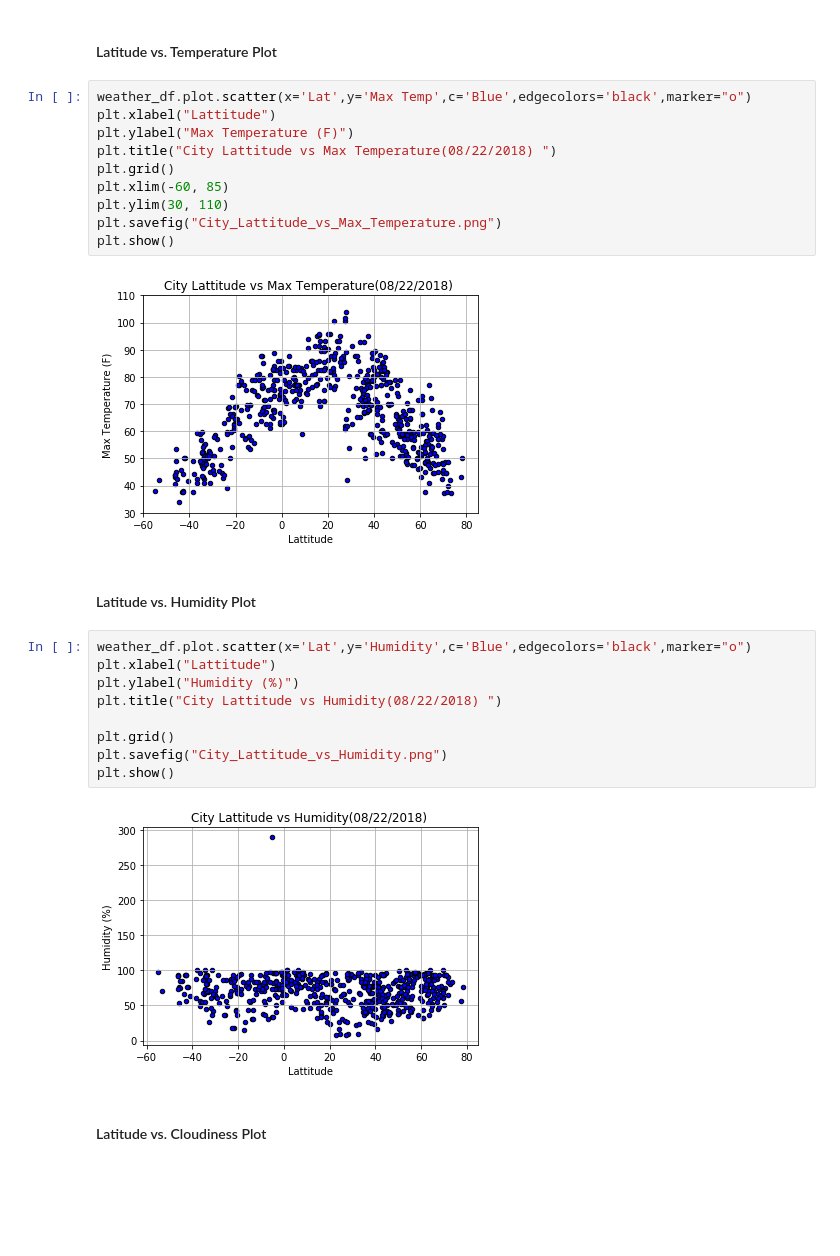
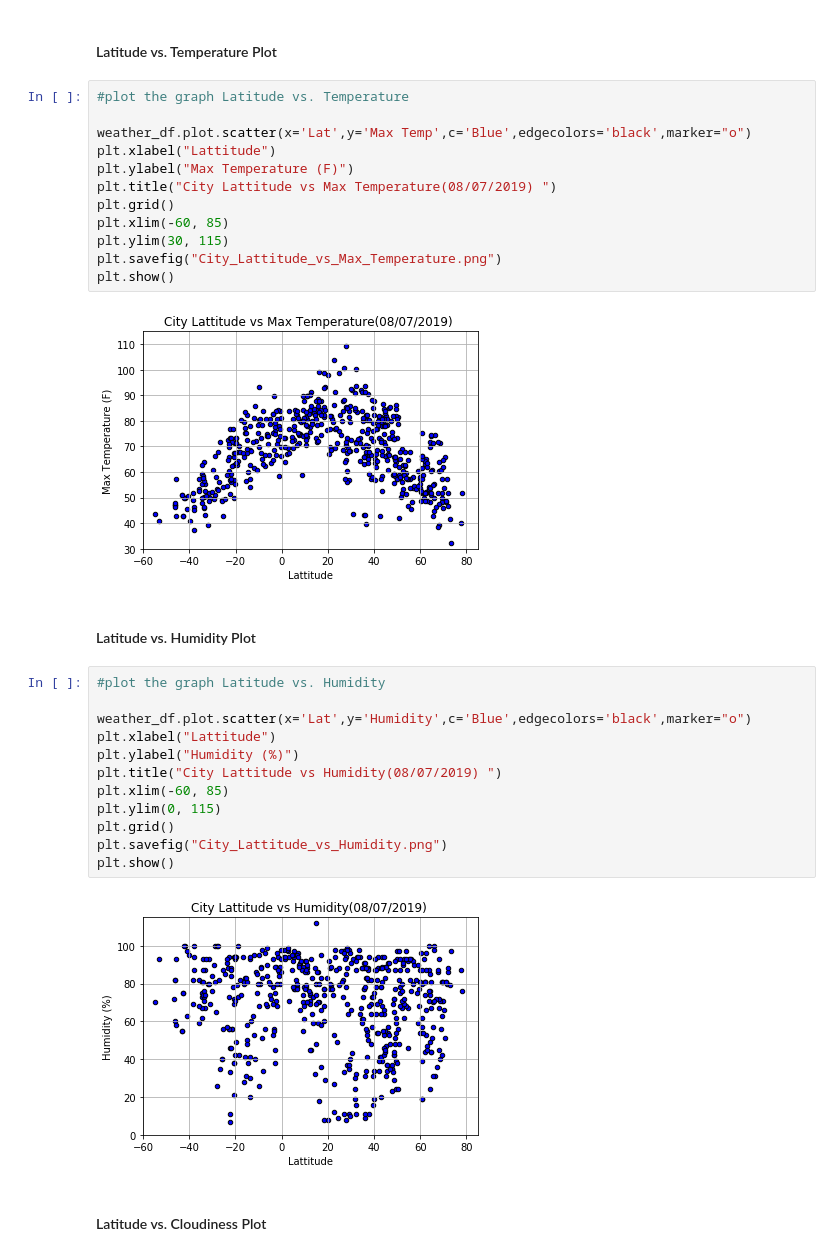
Before and after one commit to shilpiray/WeatherPy, a Jupyter notebook: WeatherPy.ipynb, the cells around one changed output. Cells and saved outputs as stored; diff of their text form; blank space fills up the shorter version.

```diff
--- a/WeatherPy.ipynb
+++ b/WeatherPy.ipynb
@@ -160,30 +176,35 @@ weather_df.head()
 # %% [markdown]
 #### Latitude vs. Temperature Plot
 # %%
+#plot the graph Latitude vs. Temperature
+
 weather_df.plot.scatter(x='Lat',y='Max Temp',c='Blue',edgecolors='black',marker="o")
 plt.xlabel("Lattitude")
 plt.ylabel("Max Temperature (F)")
-plt.title("City Lattitude vs Max Temperature(08/22/2018) ")
+plt.title("City Lattitude vs Max Temperature(08/07/2019) ")
 plt.grid()
 plt.xlim(-60, 85)
-plt.ylim(30, 110)
+plt.ylim(30, 115)
 plt.savefig("City_Lattitude_vs_Max_Temperature.png")
 plt.show()
 # %% [output]
-[figure, old version]
+[figure, new version]
 # %% [markdown]
 #### Latitude vs. Humidity Plot
 # %%
+#plot the graph Latitude vs. Humidity
+
 weather_df.plot.scatter(x='Lat',y='Humidity',c='Blue',edgecolors='black',marker="o")
 plt.xlabel("Lattitude")
 plt.ylabel("Humidity (%)")
-plt.title("City Lattitude vs Humidity(08/22/2018) ")
-
+plt.title("City Lattitude vs Humidity(08/07/2019) ")
+plt.xlim(-60, 85)
+plt.ylim(0, 115)
 plt.grid()
 plt.savefig("City_Lattitude_vs_Humidity.png")
 plt.show()
 # %% [output]
-[figure, old version]
+[figure, new version]
 # %% [markdown]
 #### Latitude vs. Cloudiness Plot
 # %%
```
Also changed, not shown: parts of 9 cells of this notebook, 5 other files.
